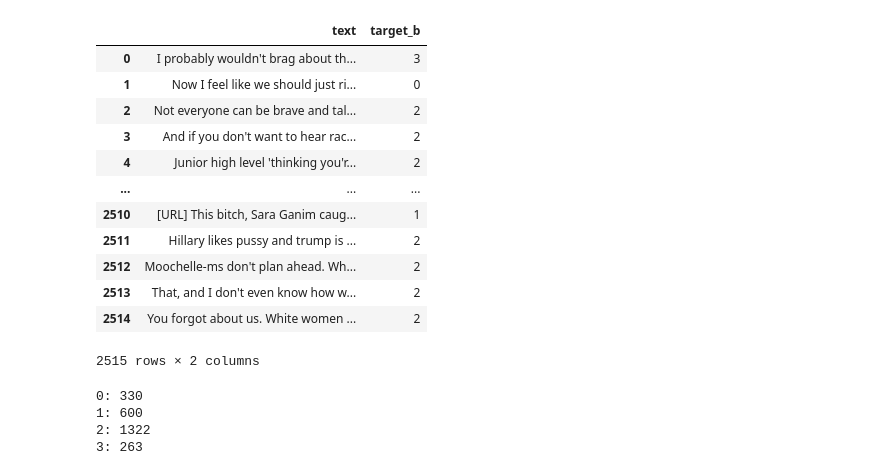
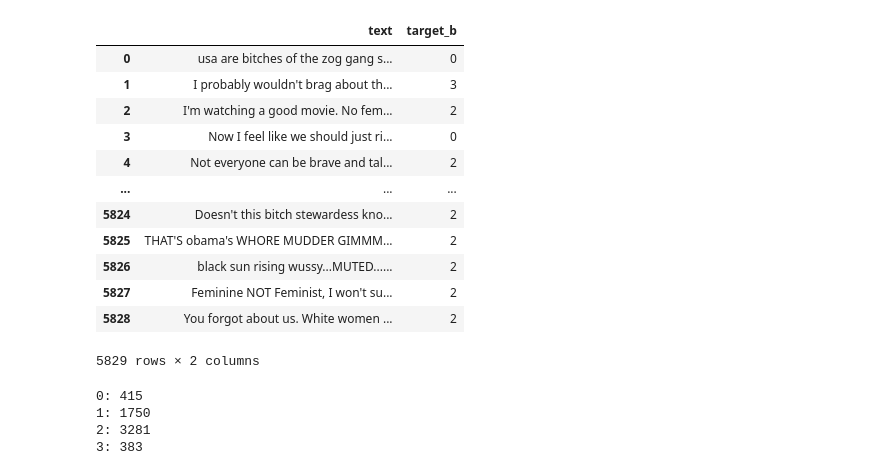
Before and after one commit to AxelBogos/SemEval-Edos, a Jupyter notebook: notebooks/6_ab_unlabeled_data.ipynb, the cells around one changed output. Cells and saved outputs as stored; diff of their text form; code cells hidden in the pictures.

```diff
--- a/notebooks/6_ab_unlabeled_data.ipynb
+++ b/notebooks/6_ab_unlabeled_data.ipynb
@@ -15,45 +15,45 @@ import matplotlib.patches as mpatches
 # %%
 ######################################################################################################
 # REFORMAT OUTPUT FROM UNLABELED - task b
 task_b_labeled = pd.read_csv(os.path.join(PROCESSED_DATA_DIR, "probs_task_b.csv"))
 unlabeled_task_b_GAB = pd.read_csv(os.path.join(PROCESSED_DATA_DIR, "unlabeled_task_b_GAB.csv"))
 # Set a confidence threshold for pseudo-labeling
-confidence_threshold = 0.85
+confidence_threshold = 0.55
 test = np.array(task_b_labeled)
 
 # Get the most confident predictions and their indices
 most_confident_indices = np.where(test.max(axis=1) > confidence_threshold)[0]
 most_confident_preds = pd.DataFrame(test.argmax(axis=1)[most_confident_indices])
 most_confident_preds.columns = ['target_b']
 
 text_task_b = unlabeled_task_b_GAB.iloc[most_confident_indices].reset_index(drop=True)
 
 final_task_b = pd.concat([text_task_b, most_confident_preds],axis=1)
 final_task_b
 # %% [output]
 |  | text | target_b |
-| 0 | I probably wouldn't brag about th... | 3 |
-| 1 | Now I feel like we should just ri... | 0 |
-| 2 | Not everyone can be brave and tal... | 2 |
-| 3 | And if you don't want to hear rac... | 2 |
-| 4 | Junior high level 'thinking you'r... | 2 |
+| 0 | usa are bitches of the zog gang s... | 0 |
+| 1 | I probably wouldn't brag about th... | 3 |
+| 2 | I'm watching a good movie. No fem... | 2 |
+| 3 | Now I feel like we should just ri... | 0 |
+| 4 | Not everyone can be brave and tal... | 2 |
 | ... | ... | ... |
-| 2510 | [URL] This bitch, Sara Ganim caug... | 1 |
-| 2511 | Hillary likes pussy and trump is ... | 2 |
-| 2512 | Moochelle-ms don't plan ahead. Wh... | 2 |
-| 2513 | That, and I don't even know how w... | 2 |
-| 2514 | You forgot about us. White women ... | 2 |
+| 5824 | Doesn't this bitch stewardess kno... | 2 |
+| 5825 | THAT'S obama's WHORE MUDDER GIMMM... | 2 |
+| 5826 | black sun rising wussy...MUTED...... | 2 |
+| 5827 | Feminine NOT Feminist, I won't su... | 2 |
+| 5828 | You forgot about us. White women ... | 2 |
-2515 rows × 2 columns
+5829 rows × 2 columns
 # %%
 unique_values, counts = np.unique(most_confident_preds, return_counts=True)
 
 for value, count in zip(unique_values, counts):
     print(f"{value}: {count}")
 # %% [output]
-0: 330
-1: 600
-2: 1322
-3: 263
+0: 415
+1: 1750
+2: 3281
+3: 383
 # %%
 dummy_values = np.random.rand(len(final_task_b))
 df = final_task_b.copy()
```
Also changed, not shown: parts of 1 cell of this notebook, 3 other files.
